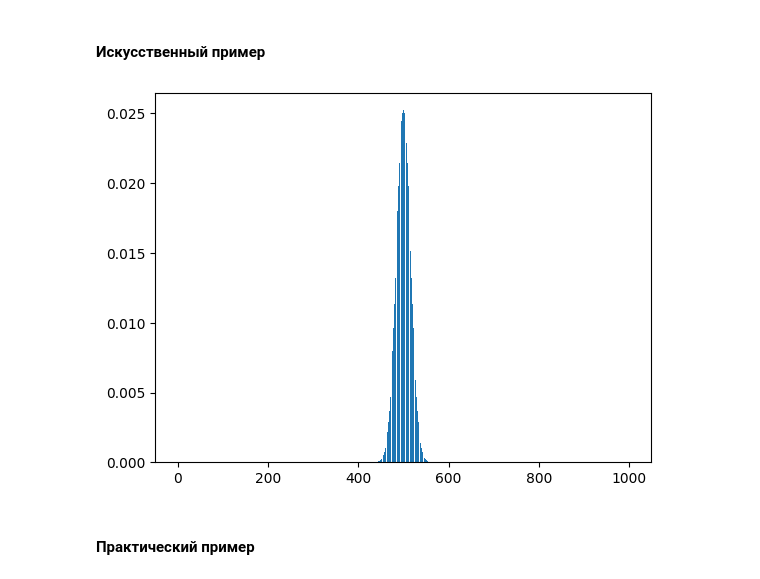
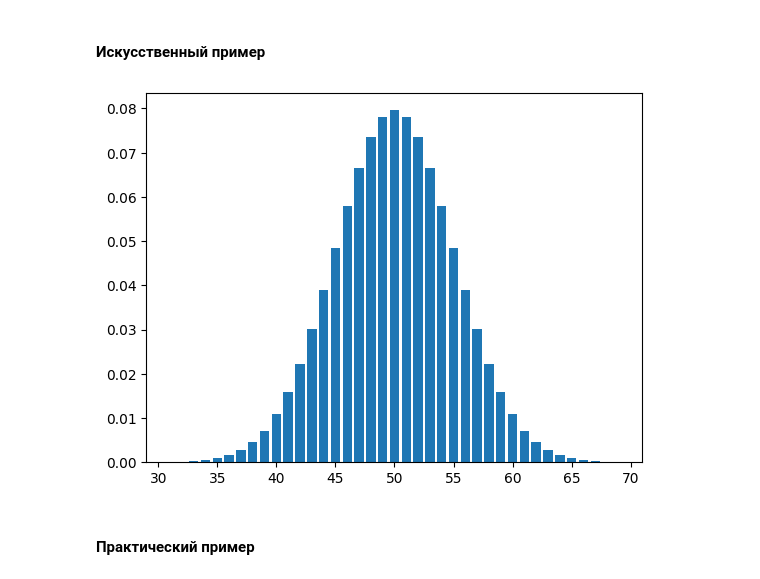
Before and after one commit to funcid/data-science, a Jupyter notebook: 05. Мат. ожидание, дисперсия, корреляция, ковариация.ipynb, the cells around one changed output. Drawn from its saved outputs; the diff is of its cells as text; code cells hidden in the pictures.

```diff
--- a/05. Мат. ожидание, дисперсия, корреляция, ковариация.ipynb
+++ b/05. Мат. ожидание, дисперсия, корреляция, ковариация.ipynb
@@ -87,22 +87,29 @@ N независимых случайных экспериментов, таки
 Ω = [ 'Орел', 'Решка' ] # множество элементарных событий
 A = [ 'Орел' ] # благоприятное событие
 
-N = 1_000 # количество экспериментов
-D = 1_000 # количество индервалов для деления
+N = 100 # количество экспериментов
+D = 2000 # количество индервалов для деления
+flips = 100 # количество подбрасываний монеток в каждом эксперименте
 P = len(A) / len(Ω) # вероятность события { 'Орел' }
+
+o = 10 ** -5 # маленькое число, нужно для отрисовки интервалов
 # %% [markdown]
 #### Искусственный пример
 # %%
-def experimental(color = 'yellow'):
-    interval = np.arange(D)
-    binomial = sps.binom.pmf(interval, N, P)
+def experimental(n = N, dist = D, color = 'yellow'):
+    interval = np.arange(dist)
+    binomial = sps.binom.pmf(interval, n, P)
 
     plt.bar(interval, binomial)
 # %%
-experimental()
+experimental(N, D)
+plt.xlim([
+    sps.binom.ppf(o, N, P),
+    sps.binom.ppf(1 - o, N, P)
+])
 plt.show()
 # %% [output]
-[figure, old version]
+[figure, new version]
 # %% [markdown]
 #### Практический пример
 # %%
```
Also changed, not shown: parts of 6 cells of this notebook.
